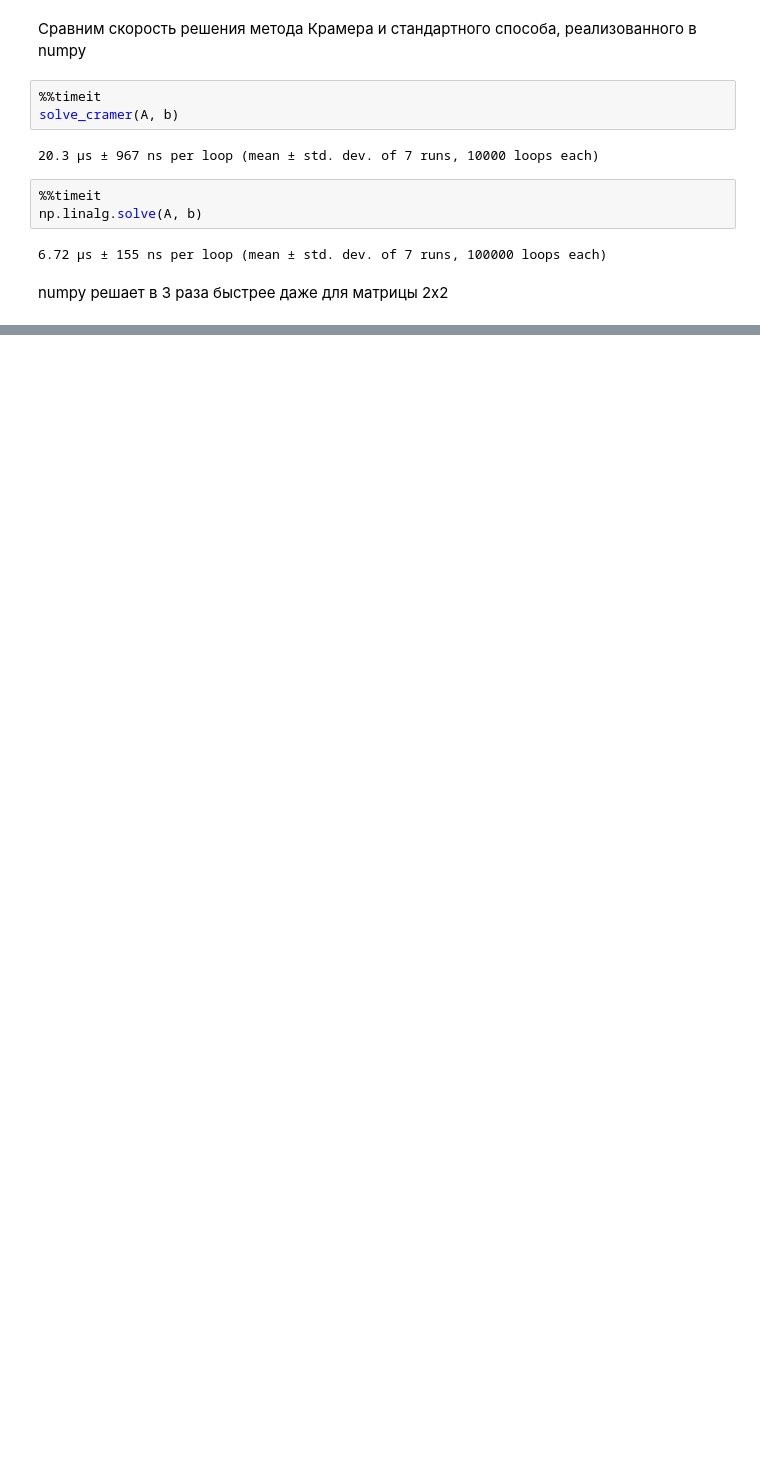
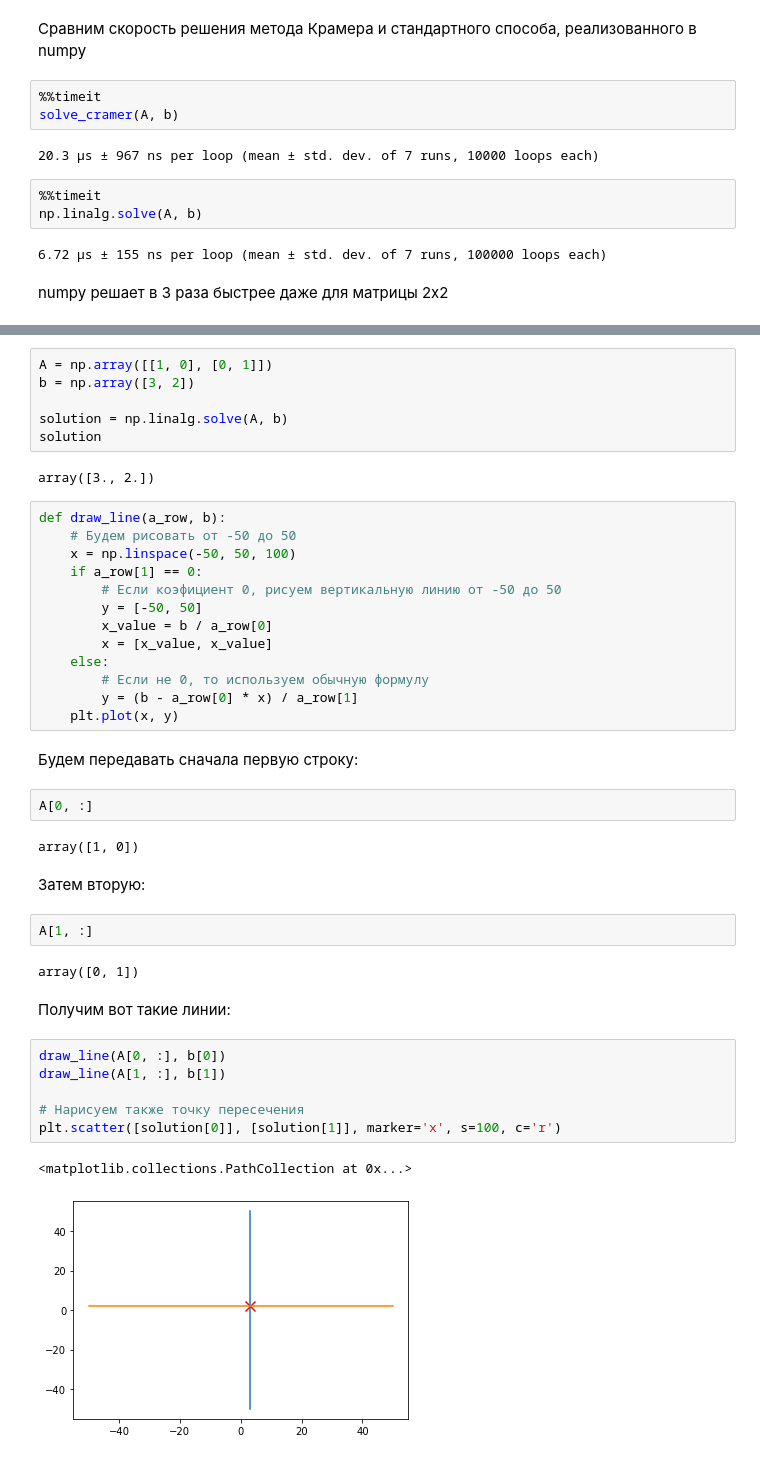
Before and after one commit to svkov/ml-course-2453, a Jupyter notebook: notebooks/02-solution.ipynb, the cells around one changed output, grey strips where cells are left out. Saved outputs shown, nothing was run; the diff lists cells and outputs as text; blank space fills up the shorter version.

Commit message:
update solutions for 2 lesson

```diff
--- a/notebooks/02-solution.ipynb
+++ b/notebooks/02-solution.ipynb
@@ -146,0 +407,44 @@ numpy решает в 3 раза быстрее даже для матрицы 2
+# %%
+A = np.array([[1, 0], [0, 1]])
+b = np.array([3, 2])
+
+solution = np.linalg.solve(A, b)
+solution
+# %% [output]
+array([3., 2.])
+# %%
+def draw_line(a_row, b):
+    # Будем рисовать от -50 до 50
+    x = np.linspace(-50, 50, 100)
+    if a_row[1] == 0:
+        # Если коэфициент 0, рисуем вертикальную линию от -50 до 50
+        y = [-50, 50]
+        x_value = b / a_row[0]
+        x = [x_value, x_value]
+    else:
+        # Если не 0, то используем обычную формулу
+        y = (b - a_row[0] * x) / a_row[1]
+    plt.plot(x, y)
+# %% [markdown]
+Будем передавать сначала первую строку:
+# %%
+A[0, :]
+# %% [output]
+array([1, 0])
+# %% [markdown]
+Затем вторую:
+# %%
+A[1, :]
+# %% [output]
+array([0, 1])
+# %% [markdown]
+Получим вот такие линии:
+# %%
+draw_line(A[0, :], b[0])
+draw_line(A[1, :], b[1])
+
+# Нарисуем также точку пересечения
+plt.scatter([solution[0]], [solution[1]], marker='x', s=100, c='r')
+# %% [output]
+<matplotlib.collections.PathCollection at 0x...>
+[figure, added]
```
Also changed, not shown: parts of 51 cells of this notebook, 1 other file.
